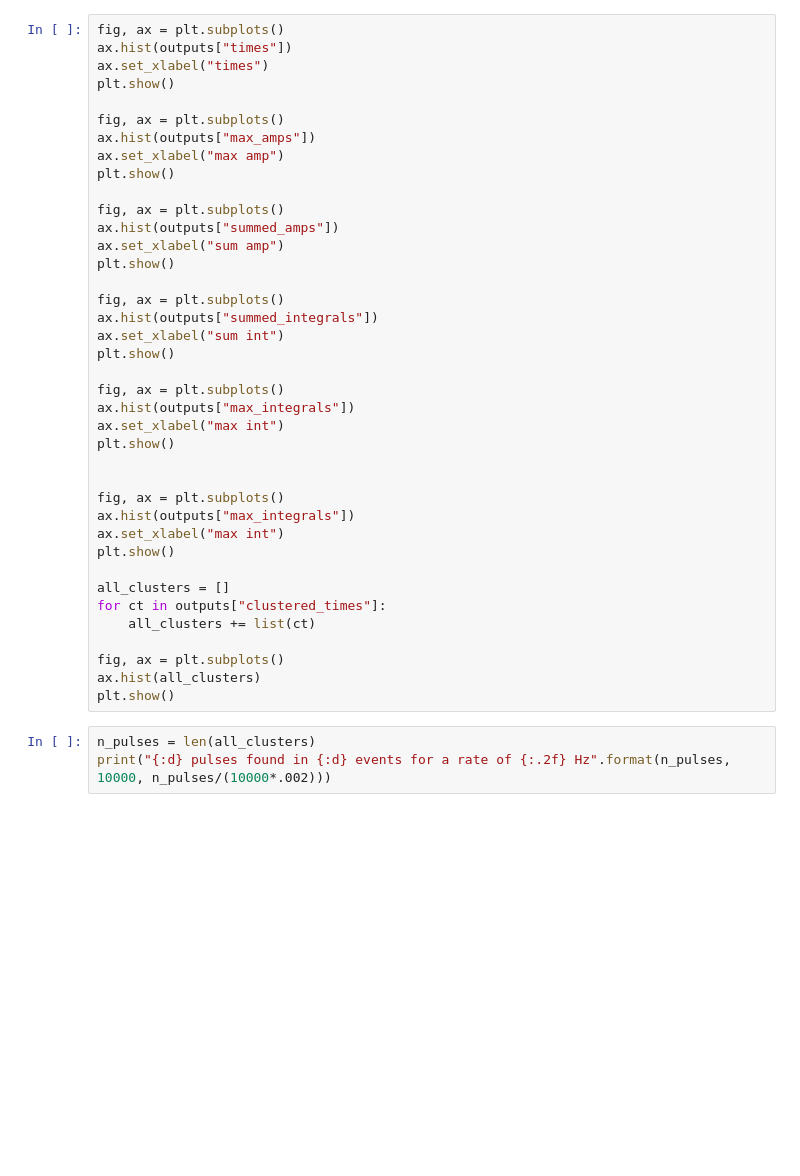
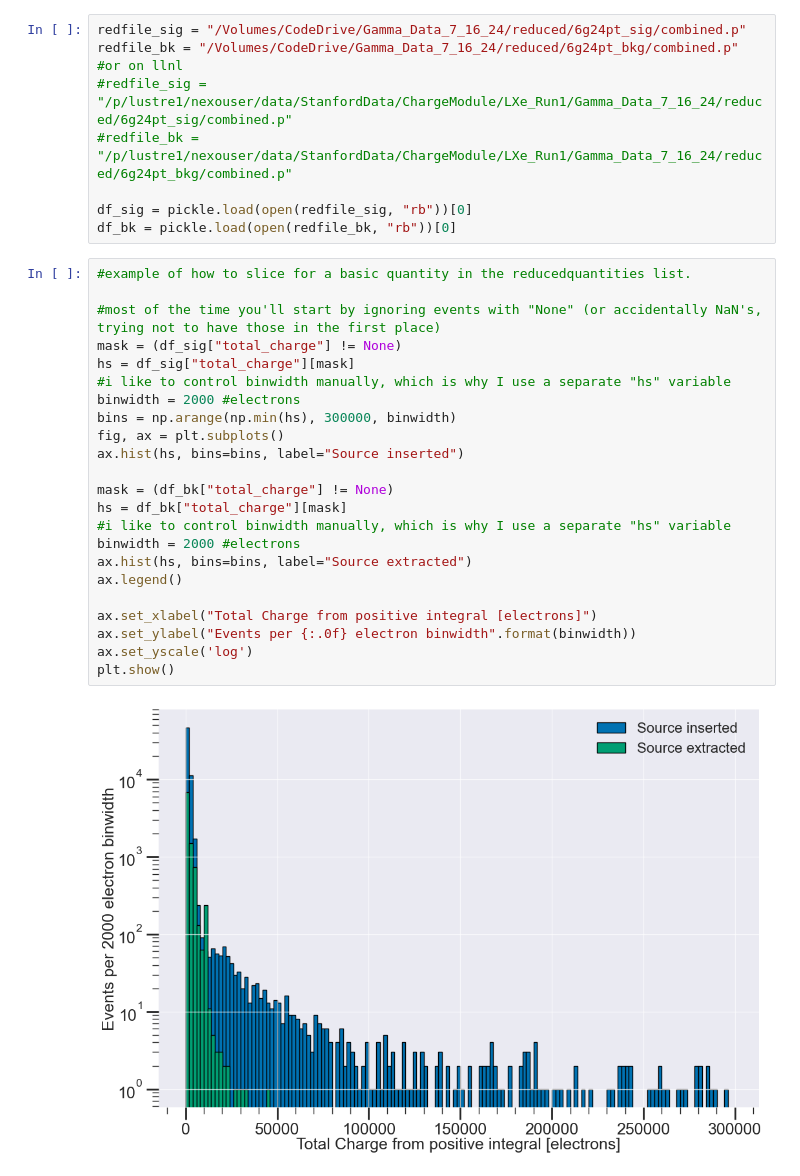
Before and after one commit to nEXO-collaboration/cryo-asic-analysis, a Jupyter notebook: notebooks/gamma_source_analysis.ipynb, the cells around one changed output. Saved outputs shown, nothing was run; the diff lists cells and outputs as text; blank space fills up the shorter version.

```diff
--- a/notebooks/gamma_source_analysis.ipynb
+++ b/notebooks/gamma_source_analysis.ipynb
@@ -174,42 +12,34 @@ for i in range(nevts):
-# %%
-fig, ax = plt.subplots()
-ax.hist(outputs["times"])
-ax.set_xlabel("times")
-plt.show()
-
-fig, ax = plt.subplots()
-ax.hist(outputs["max_amps"])
-ax.set_xlabel("max amp")
-plt.show()
-
-fig, ax = plt.subplots()
-ax.hist(outputs["summed_amps"])
-ax.set_xlabel("sum amp")
-plt.show()
-
-fig, ax = plt.subplots()
-ax.hist(outputs["summed_integrals"])
-ax.set_xlabel("sum int")
-plt.show()
-
-fig, ax = plt.subplots()
-ax.hist(outputs["max_integrals"])
-ax.set_xlabel("max int")
-plt.show()
-
-
-fig, ax = plt.subplots()
-ax.hist(outputs["max_integrals"])
-ax.set_xlabel("max int")
-plt.show()
-
-all_clusters = []
-for ct in outputs["clustered_times"]:
-    all_clusters += list(ct)
-
-fig, ax = plt.subplots()
-ax.hist(all_clusters)
-plt.show()
-# %%
-n_pulses = len(all_clusters)
-print("{:d} pulses found in {:d} events for a rate of {:.2f} Hz".format(n_pulses, 10000, n_pulses/(10000*.002)))
+# %%
+redfile_sig = "/Volumes/CodeDrive/Gamma_Data_7_16_24/reduced/6g24pt_sig/combined.p"
+redfile_bk = "/Volumes/CodeDrive/Gamma_Data_7_16_24/reduced/6g24pt_bkg/combined.p"
+#or on llnl
+#redfile_sig = "/p/lustre1/nexouser/data/StanfordData/ChargeModule/LXe_Run1/Gamma_Data_7_16_24/reduced/6g24pt_sig/combined.p"
+#redfile_bk = "/p/lustre1/nexouser/data/StanfordData/ChargeModule/LXe_Run1/Gamma_Data_7_16_24/reduced/6g24pt_bkg/combined.p"
+
+df_sig = pickle.load(open(redfile_sig, "rb"))[0]
+df_bk = pickle.load(open(redfile_bk, "rb"))[0]
+# %%
+#example of how to slice for a basic quantity in the reducedquantities list.
+
+#most of the time you'll start by ignoring events with "None" (or accidentally NaN's, trying not to have those in the first place)
+mask = (df_sig["total_charge"] != None)
+hs = df_sig["total_charge"][mask]
+#i like to control binwidth manually, which is why I use a separate "hs" variable
+binwidth = 2000 #electrons
+bins = np.arange(np.min(hs), 300000, binwidth)
+fig, ax = plt.subplots()
+ax.hist(hs, bins=bins, label="Source inserted")
+
+mask = (df_bk["total_charge"] != None)
+hs = df_bk["total_charge"][mask]
+#i like to control binwidth manually, which is why I use a separate "hs" variable
+binwidth = 2000 #electrons
+ax.hist(hs, bins=bins, label="Source extracted")
+ax.legend()
+
+ax.set_xlabel("Total Charge from positive integral [electrons]")
+ax.set_ylabel("Events per {:.0f} electron binwidth".format(binwidth))
+ax.set_yscale('log')
+plt.show()
+# %% [output]
+[figure, added]
```
Also changed, not shown: parts of 7 cells of this notebook, 2 other files.
